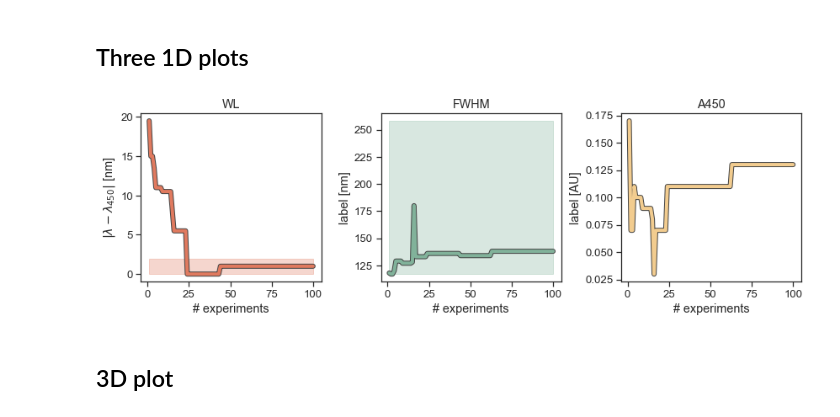
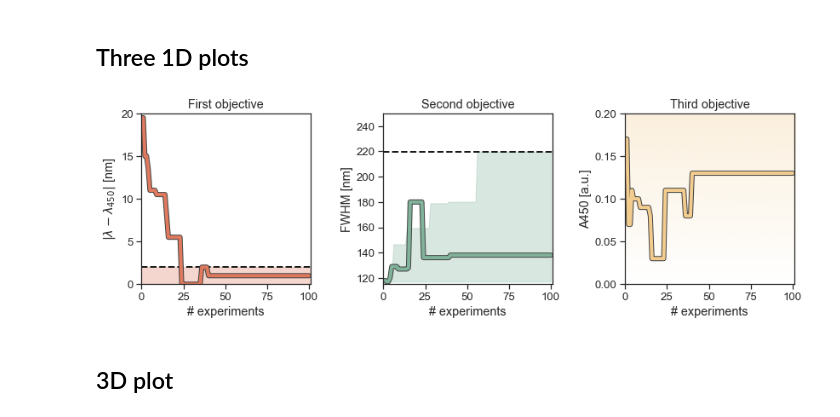
Before and after one commit to htao7/goldnp_data, a Jupyter notebook: plots.ipynb, the cells around one changed output. Cells and saved outputs as stored; diff of their text form; code cells hidden in the pictures.

```diff
--- a/plots.ipynb
+++ b/plots.ipynb
@@ -34,7 +107,7 @@ data
 ## Process data to get relevant info
 # %%
 # define multi-objective preferences
-chimera = Chimera(tolerances=[2, 0.4, 0.0], absolutes=[True, False, False], goals=['min', 'min', 'max'])
+chimera = Chimera(tolerances=[2, 0.4, 0.0], absolutes=[True, False, False], goals=['min', 'min', 'max'], softness=10e-10)
 
 # Get index of best solution at each experimental iteration
 best_indices = []
@@ -48,9 +121,9 @@ for i in data.index:
     best_indices.append(best_idx)
 
 # get history of objectives for best solution
-obj_1 = [data.loc[:i, 'WL_transformed'].to_numpy()[i] for i in best_indices]
-obj_2 = [data.loc[:i, 'FWHM'].to_numpy()[i] for i in best_indices]
-obj_3 = [data.loc[:i, 'A450'].to_numpy()[i] for i in best_indices]
+obj_1 = [data.loc[:, 'WL_transformed'].to_numpy()[i] for i in best_indices]
+obj_2 = [data.loc[:, 'FWHM'].to_numpy()[i] for i in best_indices]
+obj_3 = [data.loc[:, 'A450'].to_numpy()[i] for i in best_indices]
 # %%
 # get dynamic/relative 0.4 threshoold for FWHM
 min_fwhm_list = []
@@ -59,7 +132,12 @@ thr_fwhm_list = []
 
 for i in data.index:
     min_fwhm = data.loc[:i, 'FWHM'].min()
-    max_fwhm = data.loc[:i, 'FWHM'].max()
+    #max_fwhm = data.loc[:i, 'FWHM'].max()
+
+    mask = data.loc[:, 'FWHM'] < 469 # filter out dummy results
+    mask[i+1:] = False
+    max_fwhm = data.loc[mask, 'FWHM'].max()
+
     thr_fwhm = min_fwhm + (max_fwhm - min_fwhm) * 0.4
     min_fwhm_list.append(min_fwhm)
     max_fwhm_list.append(max_fwhm)
@@ -68,7 +146,10 @@ for i in data.index:
 
 # get final/last 0.4 threshoold for FWHM
 min_fwhm = data.loc[:, 'FWHM'].min()
-max_fwhm = data.loc[:, 'FWHM'].max()
+#max_fwhm = data.loc[:, 'FWHM'].max()
+mask = data.loc[:, 'FWHM'] < 469  # filter out dummy results
+max_fwhm = data.loc[mask, 'FWHM'].max()
+
 thres_fwhm = data.loc[:, 'FWHM'].min() + (max_fwhm - min_fwhm) * 0.4
 # %% [markdown]
 ## Three 1D plots
@@ -82,43 +163,53 @@ c1 = '#e07a5f'
 c2 = '#81b29a'
 c3 = '#f2cc8f'
 
 # -----------
 # plot traces
 # -----------
 ax1.plot(experiment_nums, obj_1, color='#444444', linewidth=6)
 ax1.plot(experiment_nums, obj_1, color=c1, linewidth=4)
 
 ax2.plot(experiment_nums, obj_2, color='#444444', linewidth=6)
 ax2.plot(experiment_nums, obj_2, color=c2, linewidth=4)
 
 ax3.plot(experiment_nums, obj_3, color='#444444', linewidth=6)
 ax3.plot(experiment_nums, obj_3, color=c3, linewidth=4)
 
 # -------------------------------------
 # plot target region for the objectives
 # -------------------------------------
-ax1.fill_between(x=experiment_nums, y1=0.0, y2=2.0, color=c1, alpha=0.3)
+ax1.fill_between(x=range(0, len(data)+2, 1), y1=0.0, y2=2.0, color=c1, alpha=0.3)
+#ax2.fill_between(x=range(0, len(data)+2, 1), y1=0.0, y2=thr_fwhm, color=c2, alpha=0.3)  # simpler
+ax2.fill_between(x=experiment_nums, y1=min_fwhm_list, y2=thr_fwhm_list, color=c2, alpha=0.3)  # perhaps more accurate
 
-ax2.fill_between(x=experiment_nums, y1=min_fwhm, y2=thr_fwhm, color=c2, alpha=0.3)  # simpler
-#ax2.fill_between(x=experiment_nums, y1=min_fwhm_list, y2=thr_fwhm_list, color=c2, alpha=0.3)  # perhaps more accurate
-
+gradient_patch(ax=ax3, xmin=0, xmax=102, ymin=0.0, ymax=0.2, fill_color=c3, alpha=0.3)
 
 # titles and labels
 for ax in [ax1, ax2, ax3]:
     ax.set_xlabel('# experiments')
 
-ax1.set_title('WL')
-ax2.set_title('FWHM')
-ax3.set_title('A450')
+ax1.set_title('First objective')
+ax2.set_title('Second objective')
+ax3.set_title('Third objective')
 
 ax1.set_ylabel('$|\lambda - \lambda_{450}|$ [nm]')
-ax2.set_ylabel('label [nm]')
-ax3.set_ylabel('label [AU]')
+ax2.set_ylabel('FWHM [nm]')
+ax3.set_ylabel('A450 [a.u.]')
+
+ax1.set_xlim([0, 101])
+ax2.set_xlim([0, 101])
+ax3.set_xlim([0, 101])
+
+ax1.set_ylim([0, 20])
+ax2.set_ylim([115, 250])
+
+ax1.axhline(y=chimera.tolerances[0], linestyle='--', color='k', linewidth=2, zorder=1)
+ax2.axhline(y=thres_fwhm, linestyle='--', color='k', linewidth=2, zorder=1)
 
 plt.tight_layout()
 #fig.savefig("objectives_plot.pdf", bbox_inches='tight')
 # %% [output]
-[figure, old version]
+[figure, new version]
 # %% [markdown]
 ## 3D plot
 # %%
```
Also changed, not shown: parts of 6 cells of this notebook, 2 other files.
